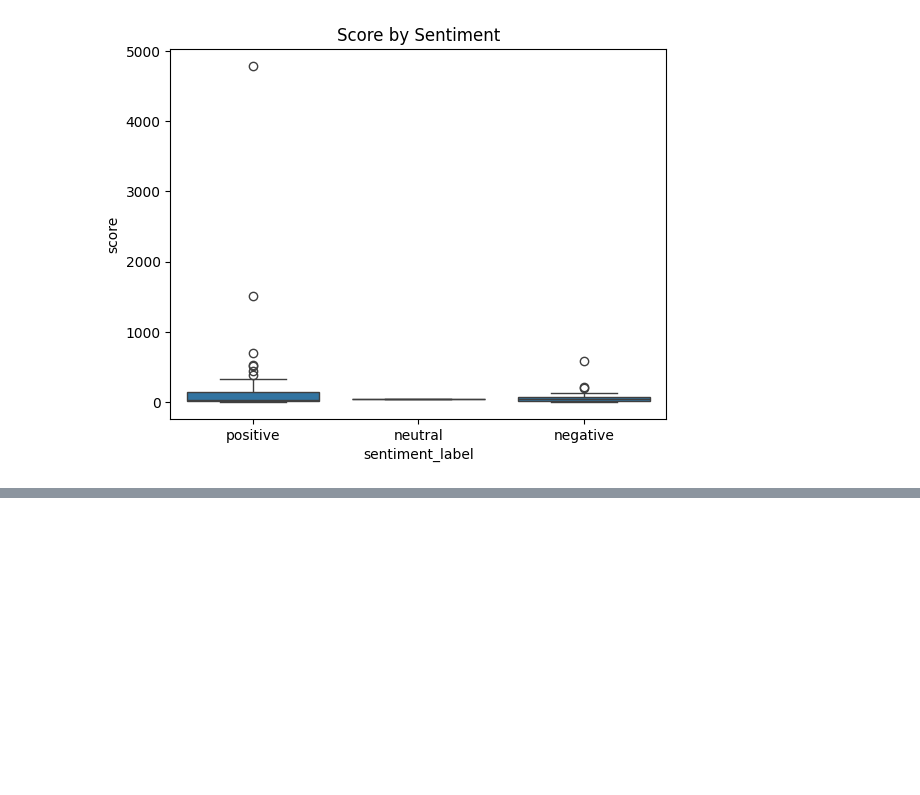
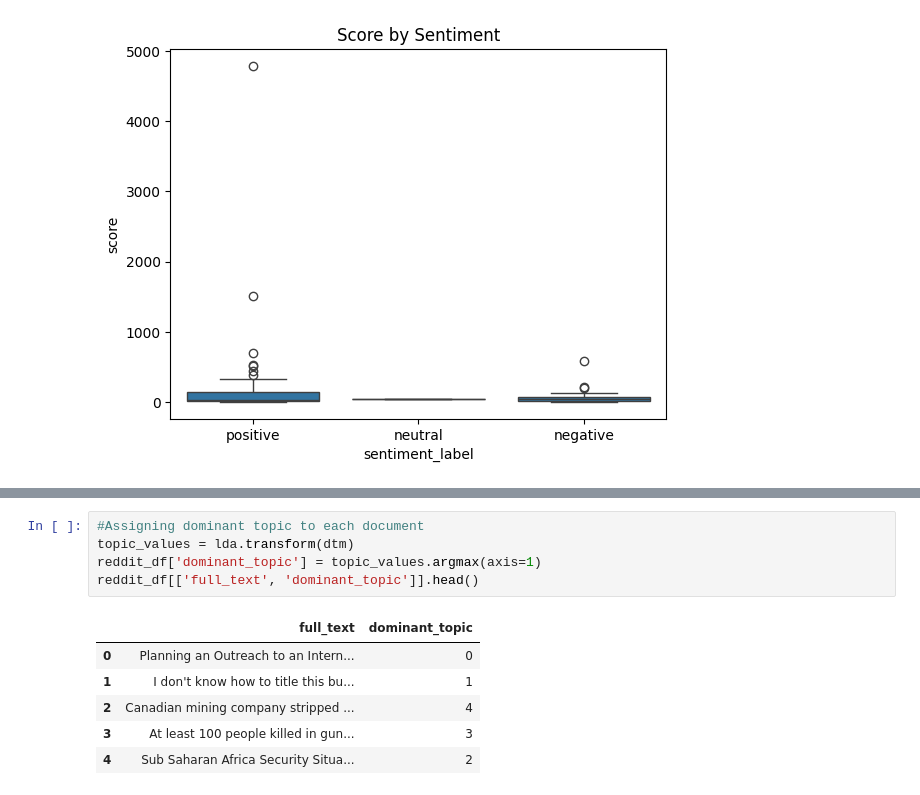
Before and after one commit to L-N-E0/USAID-Kenya-Sentiment-Analysis, a Jupyter notebook: notebooks/Mbego.ipynb, the cells around one changed output, grey strips where cells are left out. Cells and saved outputs as stored; diff of their text form; blank space fills up the shorter version.

```diff
--- a/notebooks/Mbego.ipynb
+++ b/notebooks/Mbego.ipynb
@@ -830,0 +873,12 @@ plt.show()
+# %%
+#Assigning dominant topic to each document
+topic_values = lda.transform(dtm)
+reddit_df['dominant_topic'] = topic_values.argmax(axis=1)
+reddit_df[['full_text', 'dominant_topic']].head()
+# %% [output]
+|  | full_text | dominant_topic |
+| 0 | Planning an Outreach to an Intern... | 0 |
+| 1 | I don't know how to title this bu... | 1 |
+| 2 | Canadian mining company stripped ... | 4 |
+| 3 | At least 100 people killed in gun... | 3 |
+| 4 | Sub Saharan Africa Security Situa... | 2 |
```
Also changed, not shown: parts of 9 cells of this notebook.
